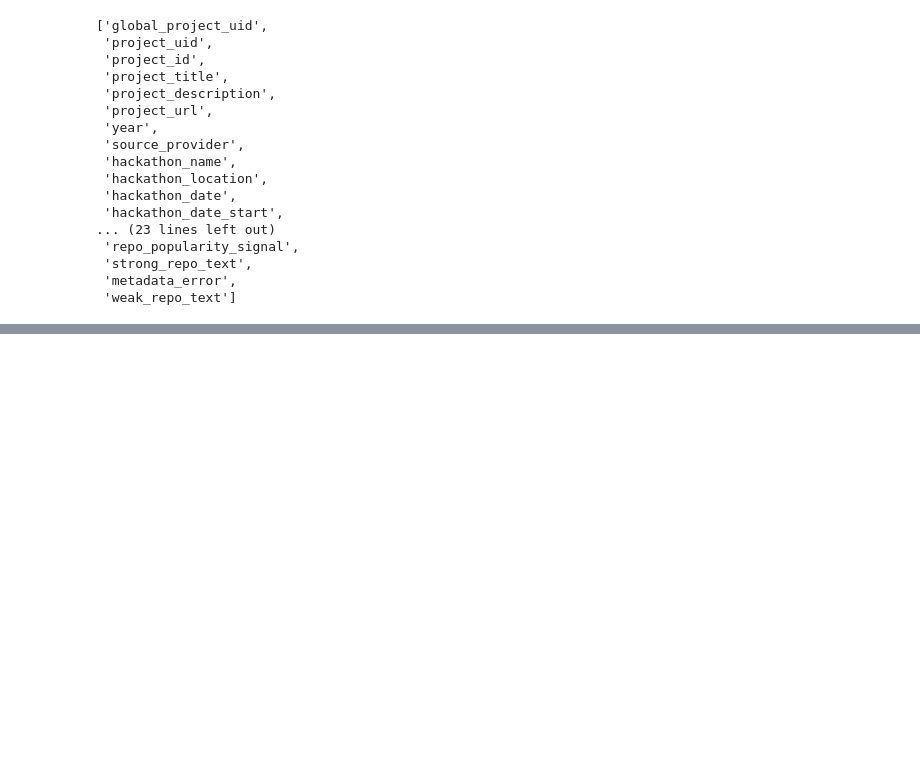
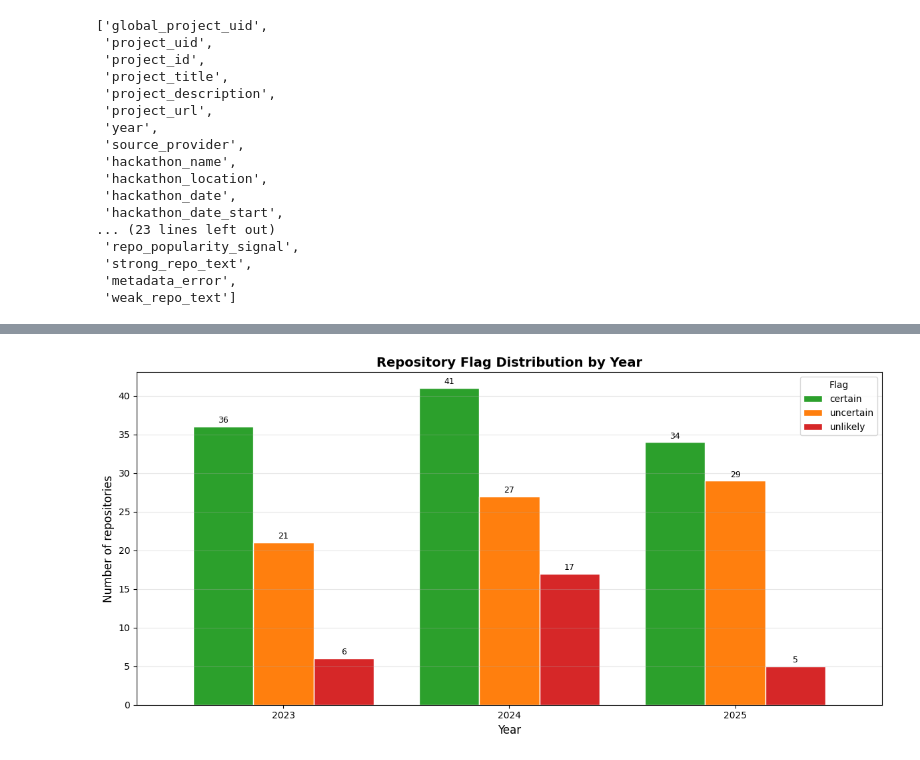
Before and after one commit to sdsc-ordes/open-pulse-hackalysis, a Jupyter notebook: notebooks/notebook.ipynb, the cells around one changed output, grey strips where cells are left out. Drawn from its saved outputs; the diff is of its cells as text; code cells hidden in the pictures; blank space fills up the shorter version.

```diff
--- a/notebooks/notebook.ipynb
+++ b/notebooks/notebook.ipynb
@@ -682,3 +1045,44 @@ repo_analysis_scored.columns.to_list()
+# %%
+fig, ax = plt.subplots(figsize=(12, 6))
+
+flag_order = ['certain', 'uncertain', 'unlikely']
+flag_colors = {
+    'certain': '#2ca02c',
+    'uncertain': '#ff7f0e',
+    'unlikely': '#d62728',
+}
+
+year_flag_counts = (
+    repo_analysis_scored.groupby(['year', 'hackathon_repo_flag'], observed=False)
+    .size()
+    .unstack(fill_value=0)
+)
+for f in flag_order:
+    if f not in year_flag_counts.columns:
+        year_flag_counts[f] = 0
+year_flag_counts = year_flag_counts[flag_order]
+
+year_flag_counts.plot(
+    kind='bar',
+    color=[flag_colors[f] for f in flag_order],
+    edgecolor='white',
+    ax=ax,
+    width=0.8,
+)
+
+for container in ax.containers:
+    ax.bar_label(container, fmt='%d', fontsize=9, padding=2)
+
+ax.set_title('Repository Flag Distribution by Year', fontsize=14, fontweight='bold')
+ax.set_xlabel('Year', fontsize=12)
+ax.set_ylabel('Number of repositories', fontsize=12)
+ax.legend(title='Flag', fontsize=10)
+ax.grid(axis='y', alpha=0.3)
+ax.set_xticklabels(ax.get_xticklabels(), rotation=0)
+plt.tight_layout()
+plt.show()
+# %% [output]
+[figure, added]
 # %%
 repo_scored_csv = DATA_ROOT / "all_lauzhack_repo_analysis_scored.csv"
 repo_scored_parquet = DATA_ROOT / "all_lauzhack_repo_analysis_scored.parquet"
```
Also changed, not shown: parts of 12 cells of this notebook, 1 other file.
